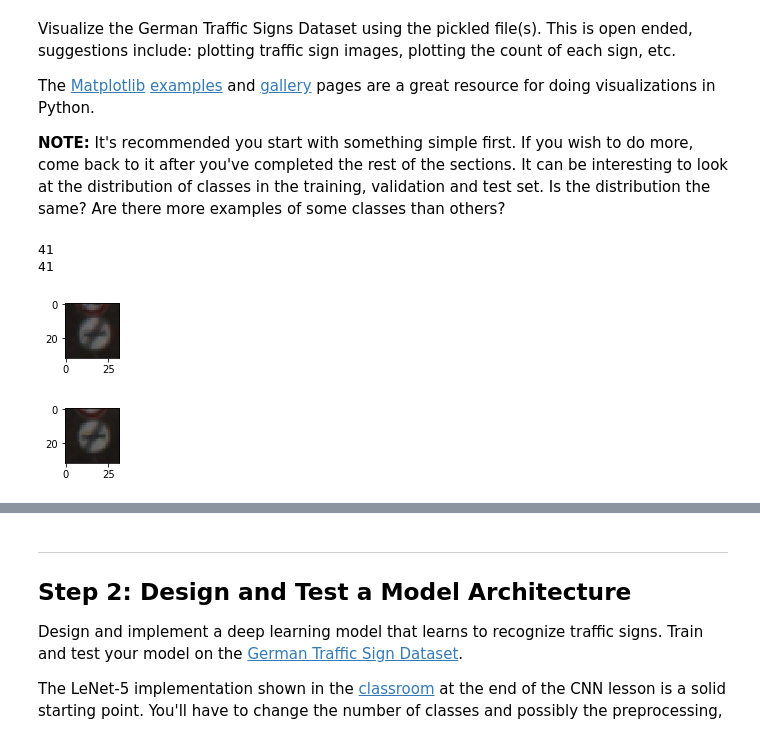
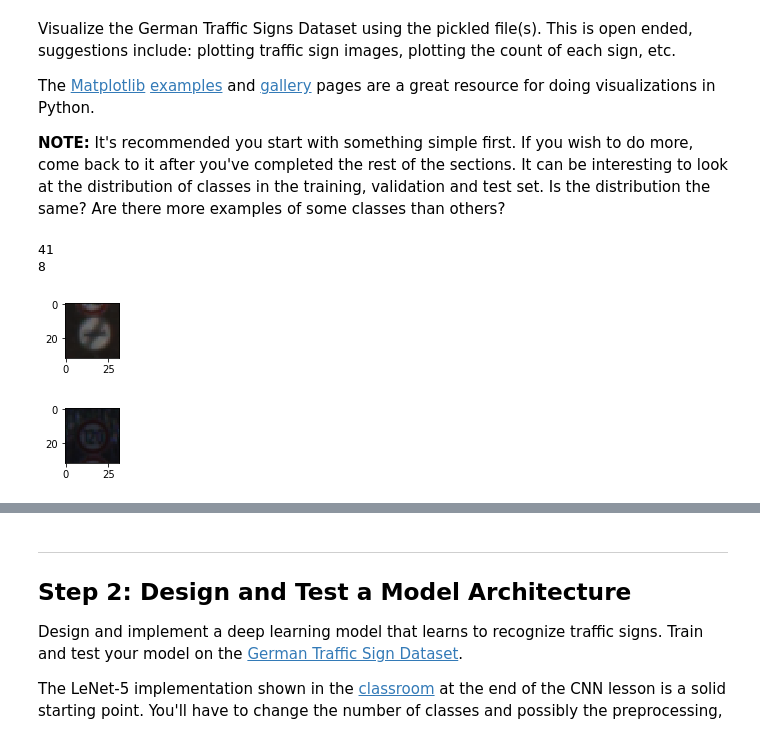
Before and after one commit to arp95/CarND-Traffic-Sign-Classifier-Project, a Jupyter notebook: Traffic_Sign_Classifier.ipynb, the cells around one changed output, grey strips where cells are left out. Cells and saved outputs as stored; diff of their text form; code cells hidden in the pictures.

```diff
--- a/Traffic_Sign_Classifier.ipynb
+++ b/Traffic_Sign_Classifier.ipynb
@@ -101,25 +101,23 @@ The [Matplotlib](http://matplotlib.org/) [examples](http://matplotlib.org/exampl
 
 **NOTE:** It's recommended you start with something simple first. If you wish to do more, come back to it after you've completed the rest of the sections. It can be interesting to look at the distribution of classes in the training, validation and test set. Is the distribution the same? Are there more examples of some classes than others?
 # %%
-### Data exploration visualization code goes here.
-### Feel free to use as many code cells as needed.
+#data visualization
 import matplotlib.pyplot as plt
-# Visualizations will be shown in the notebook.
 %matplotlib inline
 
 #showing first training image
 image = X_train[0]
 plt.figure(figsize=(1,1))
 plt.imshow(image)
 print(y_train[0])
 
 #showing random training image
-image = X_train[6]
+image = X_train[16302]
 plt.figure(figsize=(1,1))
 plt.imshow(image)
-print(y_train[6])
+print(y_train[16302])
 # %% [output]
 41
-41
+8
 [figure]
-[figure, old version]
+[figure, new version]
```
Also changed, not shown: parts of 8 cells of this notebook, 3 other files.
